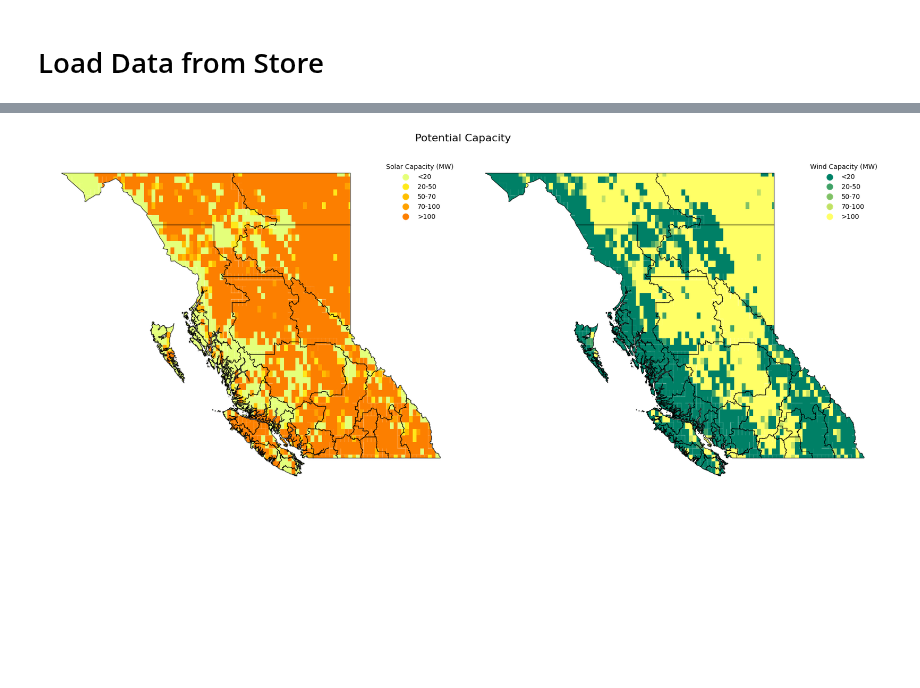
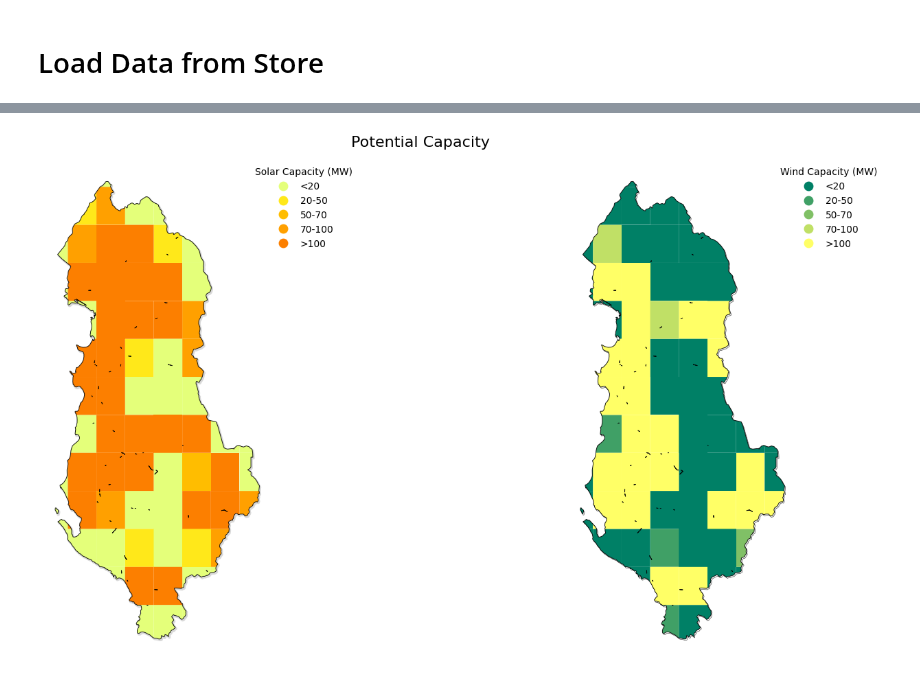
Before and after one commit to DeltaE/RESource, a Jupyter notebook: notebooks/Store_explorer.ipynb, the cells around one changed output, grey strips where cells are left out. Saved outputs shown, nothing was run; the diff lists cells and outputs as text; code cells hidden in the pictures; blank space fills up the shorter version.

```diff
--- a/notebooks/Store_explorer.ipynb
+++ b/notebooks/Store_explorer.ipynb
@@ -6,12 +6,12 @@ import linkingtool.visuals as vis
 # %%
-province_code:str='BC' # The tool is designed to work for any province of CANADA.
-scenario=1
-legend_x_ax_offset=1
+country_code:str='AL' # The tool is designed to work for any province of CANADA.
+scenario=1.2
+legend_x_ax_offset=1.4
 # %% [markdown]
 # Define Province Code
 # %%
-store=f"../results/scenario_{scenario}/resources_{province_code}.h5"# f"../data/store/resources_{province_code}.h5"
-datahandler=DataHandler(store) # the DataHandler object could be initiated without the store definition as well.
+store=f"../data/store/resources_{country_code}.h5"# f"../data/store/resources_{province_code}.h5"
+res_data=DataHandler(store) # the DataHandler object could be initiated without the store definition as well.
 # %% [markdown]
 # What's inside the Store ?
 # %%
@@ -42,7 +42,8 @@ Structure of HDF5 file: ../results/scenario_1/resources_BC.h5
 # atb.core_metric_parameter.unique()
 # %%
 # Loading Grid Cells Geodataframe
-cells=datahandler.from_store('cells')
-boundary=datahandler.from_store('boundary')
-solar_clusters=datahandler.from_store('clusters/solar')
-wind_clusters=datahandler.from_store('clusters/wind')
+cells=res_data.from_store('cells')
+boundary=res_data.from_store('boundary')
+solar_clusters=res_data.from_store('clusters/solar')
+wind_clusters=res_data.from_store('clusters/wind')
+units=res_data.from_store('units')
@@ -52,11 +67,11 @@ import geopandas as gpd
 import pandas as pd
 
 # Ensure 'Region' is in the columns for both boundary and cells
-if 'Region' not in boundary.columns:
-    boundary = boundary.reset_index(inplace=True)
+# if 'Region' not in boundary.columns:
+#     boundary = boundary.reset_index(inplace=True)
 
 # Assign a number to each region
-boundary['Region_Number'] = range(1, len(boundary) + 1)
+# boundary['Region_Number'] = range(1, len(boundary) + 1)
 
 # Define custom bins and labels for solar and wind capacity
 bins = [0, 20, 50, 70, 100, float('inf')]  # Custom ranges
@@ -102,34 +117,34 @@ for idx, row in boundary.iterrows():
 # Add shadow effect for wind map
 boundary.geometry = boundary.geometry.translate(xoff=shadow_offset, yoff=-shadow_offset)
 boundary.plot(ax=ax2, color='None', edgecolor='k', linewidth=0.5, alpha=0.7)  # Shadow layer
 boundary.geometry = boundary.geometry.translate(xoff=-shadow_offset, yoff=shadow_offset)
 
 # Plot wind cells
 cells.plot(column='wind_category', ax=ax2, cmap='summer', legend=True,
            legend_kwds={'title': "Wind Capacity (MW)", 'bbox_to_anchor':(legend_x_ax_offset,1), 'frameon': False})
 
 # Plot actual boundary for wind map
 boundary.plot(ax=ax2, facecolor='none', edgecolor='black', linewidth=0.7, alpha=0.9)
 """
 # Annotate region numbers for wind map
 for idx, row in boundary.iterrows():
     centroid = row.geometry.centroid
     ax2.annotate(f"{row['Region_Number']}",
                  xy=(centroid.x, centroid.y),
                  ha='center', va='center',
                  fontsize=8, color='black',
                  bbox=dict(facecolor='white', edgecolor='none', alpha=0.7, boxstyle='round,pad=0.2'))
 """
 # Adjust layout for cleaner appearance
 fig.patch.set_alpha(0)  # Make figure background transparent
 plt.tight_layout()
 
 # Show the side-by-side plot
 
 # plt.savefig('solar_wind_capacity_map.png',dpi=300)
 plt.show()
 # %% [output]
-[figure, old version]
+[figure, new version]
 # %%
 import matplotlib.pyplot as plt
 import geopandas as gpd
```
Also changed, not shown: parts of 15 cells of this notebook, 34 other files.
